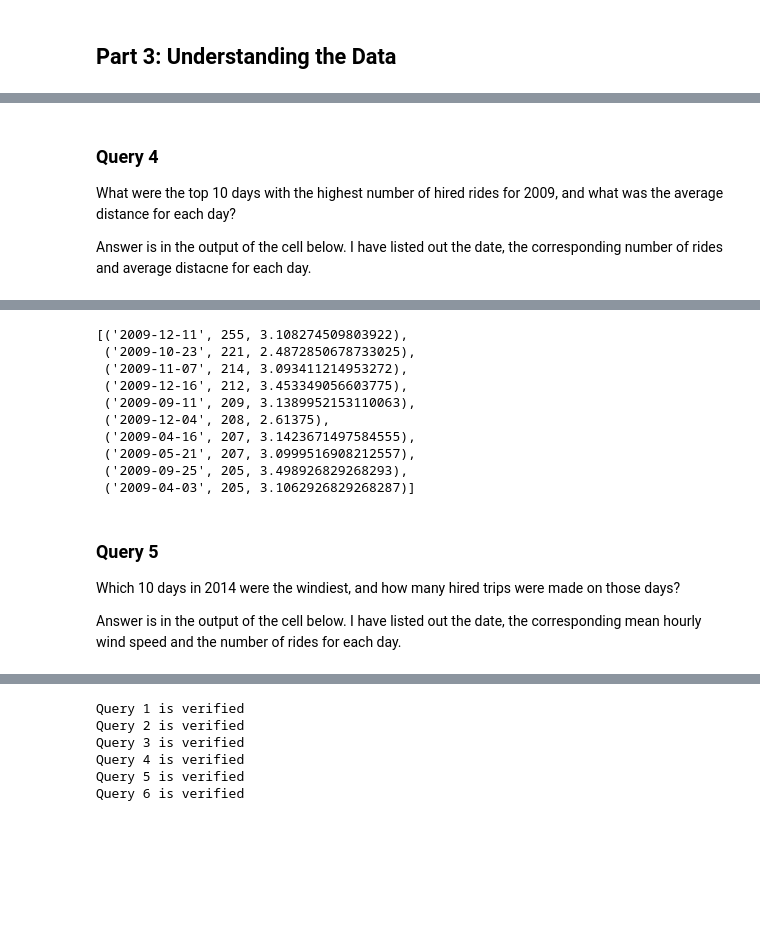
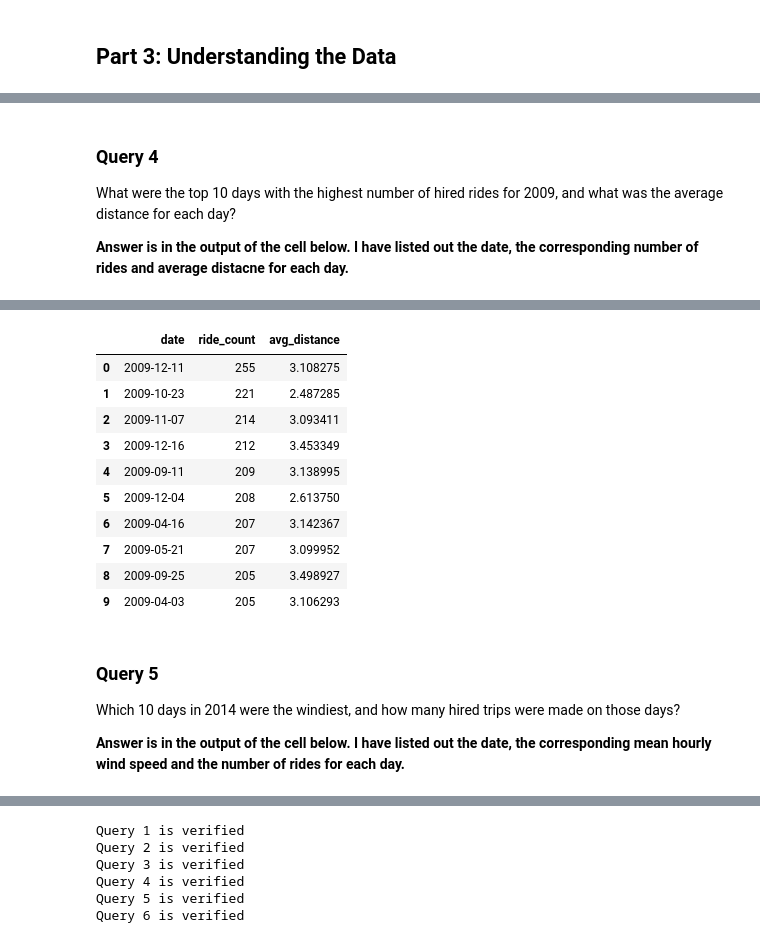
Before and after one commit to MissHela/PYFinalProject, a Jupyter notebook: Final_Project.ipynb, the cells around one changed output, grey strips where cells are left out. Drawn from its saved outputs; the diff is of its cells as text; code cells hidden in the pictures; blank space fills up the shorter version.

```diff
--- a/Final_Project.ipynb
+++ b/Final_Project.ipynb
@@ -752,7 +785,7 @@ write_query_to_file(QUERY_3, "Q3_95th_distance.sql")
 ### Query 4
 What were the top 10 days with the highest number of hired rides for 2009, and what was the average distance for each day?
 
-Answer is in the output of the cell below. I have listed out the date, the corresponding number of rides and average distacne for each day.
+**Answer is in the output of the cell below. I have listed out the date, the corresponding number of rides and average distacne for each day.**
 # %%
 QUERY_4 = """
 select date, ride_count, avg_distance
@@ -777,6 +810,7 @@ from
 order by ride_count desc, avg_distance desc
 limit 10
 """
-ans_4 = engine.execute(QUERY_4).fetchall()
+with engine.connect() as conn:
+    ans_4 = pd.read_sql(QUERY_4, conn)
 ans_4
 # %% [output]
@@ -800,11 +834,12 @@ limit 10
-[('2009-12-11', 255, 3.108274509803922),
- ('2009-10-23', 221, 2.4872850678733025),
- ('2009-11-07', 214, 3.093411214953272),
- ('2009-12-16', 212, 3.453349056603775),
- ('2009-09-11', 209, 3.1389952153110063),
- ('2009-12-04', 208, 2.61375),
- ('2009-04-16', 207, 3.1423671497584555),
- ('2009-05-21', 207, 3.0999516908212557),
- ('2009-09-25', 205, 3.498926829268293),
- ('2009-04-03', 205, 3.1062926829268287)]
+|  | date | ride_count | avg_distance |
+| 0 | 2009-12-11 | 255 | 3.108275 |
+| 1 | 2009-10-23 | 221 | 2.487285 |
+| 2 | 2009-11-07 | 214 | 3.093411 |
+| 3 | 2009-12-16 | 212 | 3.453349 |
+| 4 | 2009-09-11 | 209 | 3.138995 |
+| 5 | 2009-12-04 | 208 | 2.613750 |
+| 6 | 2009-04-16 | 207 | 3.142367 |
+| 7 | 2009-05-21 | 207 | 3.099952 |
+| 8 | 2009-09-25 | 205 | 3.498927 |
+| 9 | 2009-04-03 | 205 | 3.106293 |
 # %%
@@ -813,7 +848,7 @@ write_query_to_file(QUERY_2, "Q4_top10_ride.sql")
 ### Query 5
 Which 10 days in 2014 were the windiest, and how many hired trips were made on those days?
 
-Answer is in the output of the cell below. I have listed out the date, the corresponding mean hourly wind speed and the number of rides for each day.
+**Answer is in the output of the cell below. I have listed out the date, the corresponding mean hourly wind speed and the number of rides for each day.**
 # %%
 QUERY_5 = """
 select
```
Also changed, not shown: parts of 57 cells of this notebook, 2 other files.
